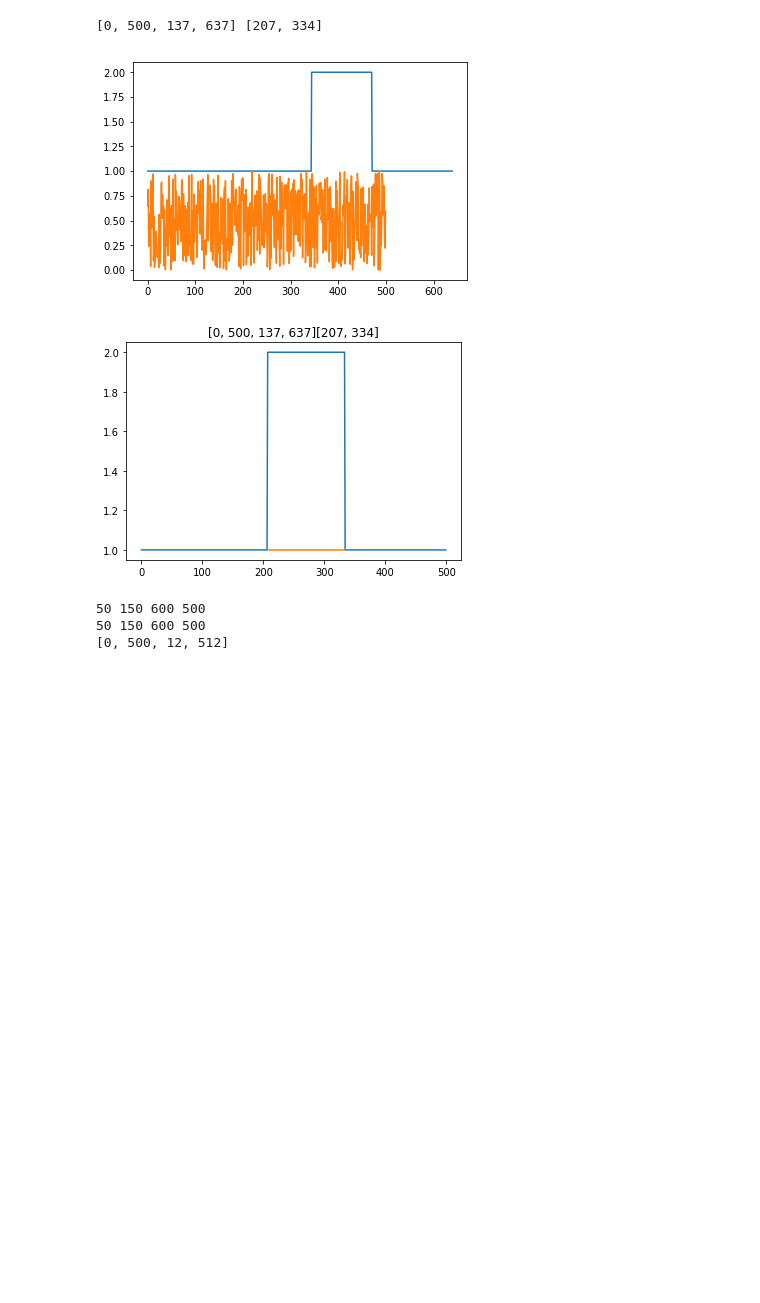
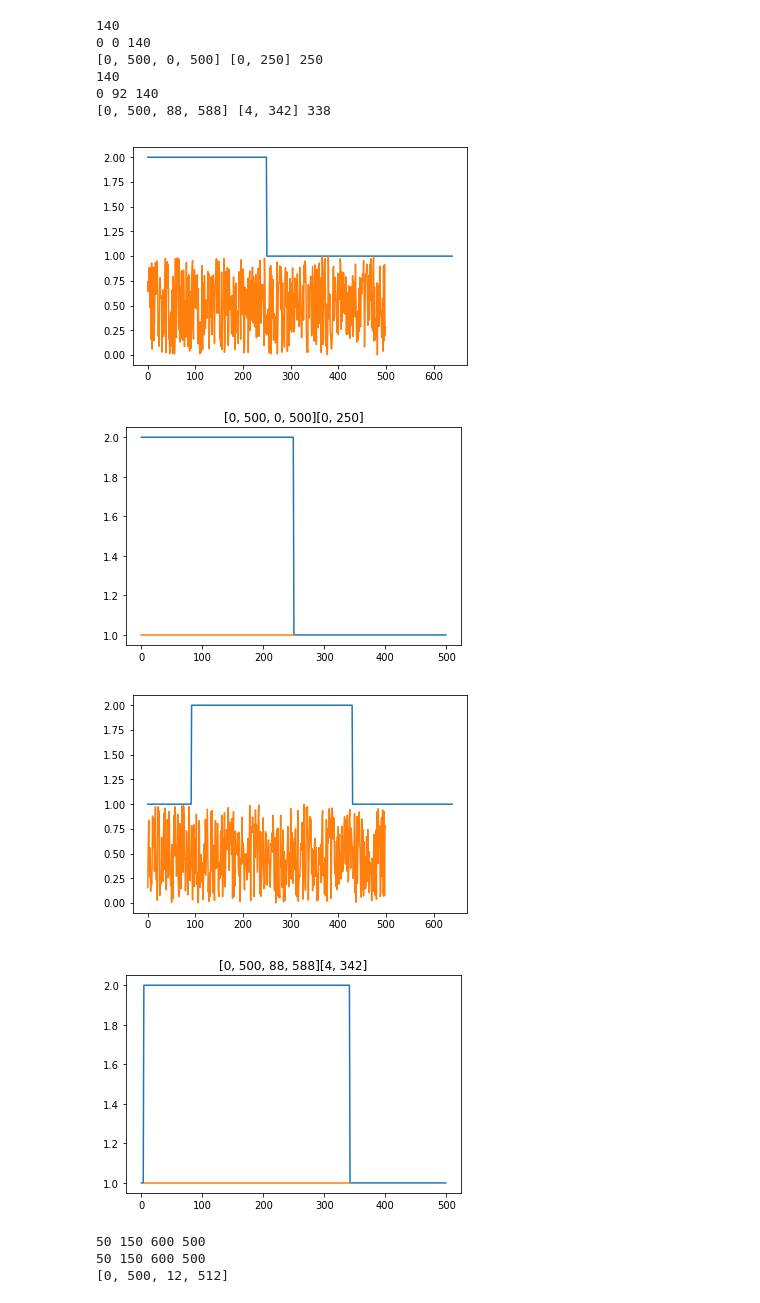
Before and after one commit to takotab/furry-geras, a Jupyter notebook: make_resize_in_one_dim.ipynb, the cells around one changed output. Drawn from its saved outputs; the diff is of its cells as text; code cells hidden in the pictures; blank space fills up the shorter version.

```diff
--- a/make_resize_in_one_dim.ipynb
+++ b/make_resize_in_one_dim.ipynb
@@ -2,9 +2,11 @@
 import numpy as np
 import matplotlib.pyplot as plt
 # %%
-def resize_one_dims(start, length, orign_len, size, type="train"):
+def resize_one_dims(start, length, orign_len, size, type="train", pick_start = None):
     start, length, orign_len, size = int(start), int(length), int(orign_len), int(size)
-    if type == "train":
+    if pick_start:
+        pick_start = lambda o, u: pick_start([o, u])
+    elif type == "train":
         pick_start = np.random.randint
     else:
         pick_start = lambda o, u: np.mean([o, u])
@@ -19,9 +21,20 @@ def resize_one_dims(start, length, orign_len, size, type="train"):
             n_e = size
             bbox = [0,size]
         else:
-            e = np.min([start,orign_len-size])
-            s = np.max([0,e+length-size])
-            o_s = int(pick_start(s, e))
+            if orign_len - size  < start:
+                e = start
+                print(e)
+            else:
+                e = orign_len - size
+                e = np.min([start, orign_len - size])
+
+            s = np.max([0,start+length-size])
+            s,e = [np.min([se,orign_len-size]) for se in [s,e]]
+            print(s,e,orign_len-size)
+            if s != e:
+                o_s = int(pick_start(s, e))
+            else:
+                o_s = e
             o_e = size + o_s
             n_s = 0
             n_e = size
@@ -43,38 +56,57 @@ def test_fn(fn, start, length, orign_len, size , **kwags):
     or_img[start:start+length] = 2
     n_img = np.random.rand(size)
     plt.plot(or_img)
     plt.plot(n_img)
     plt.figure()
     x, bbox = fn(start, length, orign_len, size, **kwags)
-    print(x,bbox)
+    print(x,bbox, bbox[1]-bbox[0] )
+    assert bbox[1] > bbox[0] >= 0
+    assert x[1] > x[0] >= 0
+    assert x[2] >= 0
+    assert x[3] > 0
     n_img[x[0]:x[1]] = or_img[x[2]:x[3]]
     plt.plot(n_img)
     plt.plot([bbox[0],bbox[1]],[1,1])
     plt.title(str(x) + str(bbox))
 
 
 #     {'in': (65, 316, 393, 500), 'out': ([53, 446, 0, 393], [118, 434])}
+start, length, orign_len, size = 0, 250, 640, 500
+test_fn(resize_one_dims, start, length, orign_len, size)
 
-start, length, orign_len, size = 344, 127, 640, 500
+start, length, orign_len, size =92, 338, 640, 500
 test_fn(resize_one_dims, start, length, orign_len, size)
+
+# start, length, orign_len, size =269, 358, 640, 500
+# test_fn(resize_one_dims, start, length, orign_len, size)
+
+# start, length, orign_len, size = 344, 127, 640, 500
+# test_fn(resize_one_dims, start, length, orign_len, size)
 
 # start, length, orign_len, size = 344, 127, 640, 224
 # test_fn(resize_one_dims, start, length, orign_len, size)
 
 # start, length, orign_len, size = 50,151,651,501
 # test_fn(resize_one_dims, start, length, orign_len, size)
 
 # start, length, orign_len, size = 50,150,400,500
 # test_fn(resize_one_dims, start, length, orign_len, size)
 
 # start, length, orign_len, size =344, 127, 640, 500
 # test_fn(resize_one_dims, start, length, orign_len, size, type = 'valid')
 # start, length, orign_len, size =100, 501, 640, 500
 # test_fn(resize_one_dims, start, length, orign_len, size, type = 'valid')
 # %% [output]
-[0, 500, 137, 637] [207, 334]
+140
+0 0 140
+[0, 500, 0, 500] [0, 250] 250
+140
+0 92 140
+[0, 500, 88, 588] [4, 342] 338
-[figure, old version]
+[figure, new version]
-[figure, old version]
+[figure, new version]
+[figure, added]
+[figure, added]
 # %%
 
 def test_fn(fn, start, length, orign_len, size , **kwags):
```
Also changed, not shown: 14 other files.
